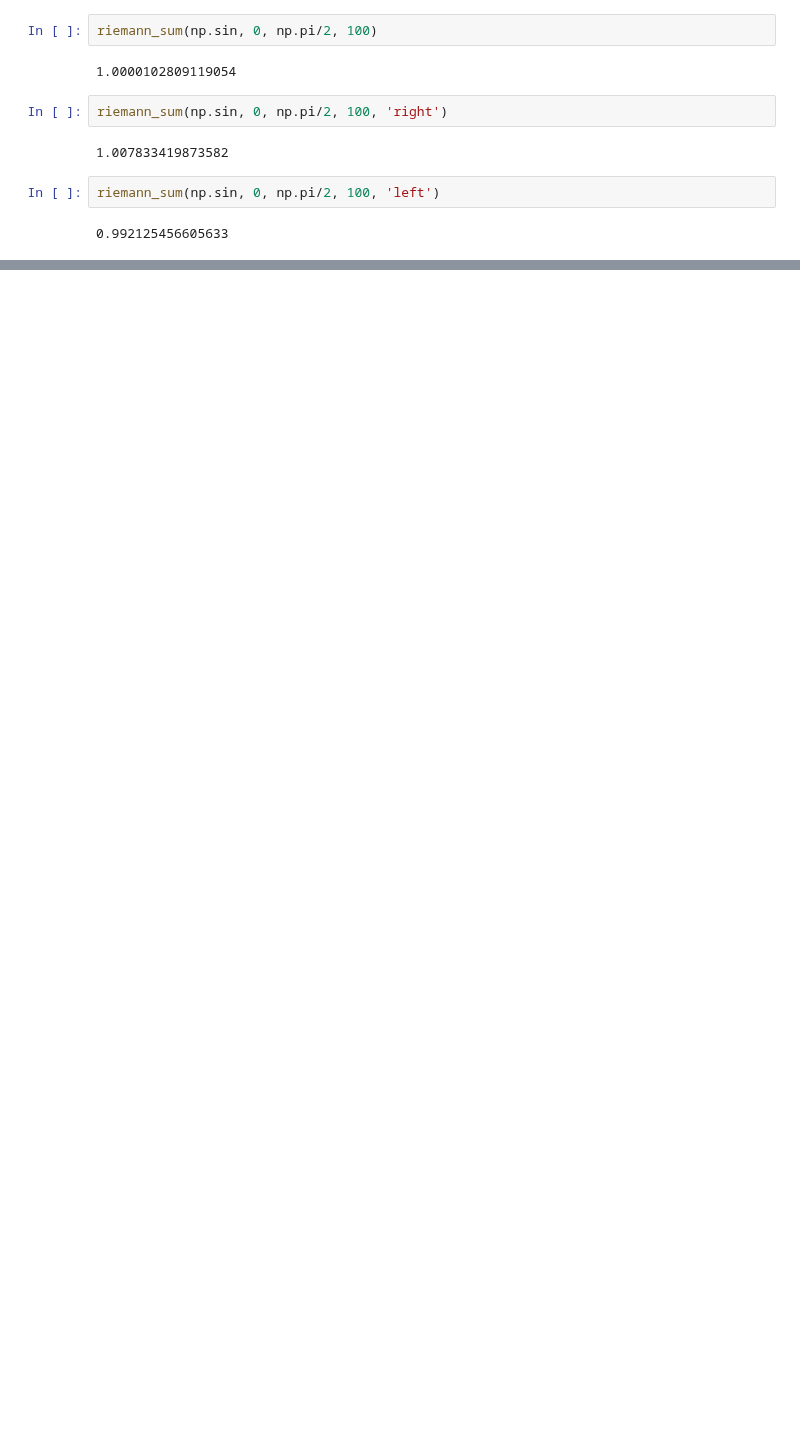
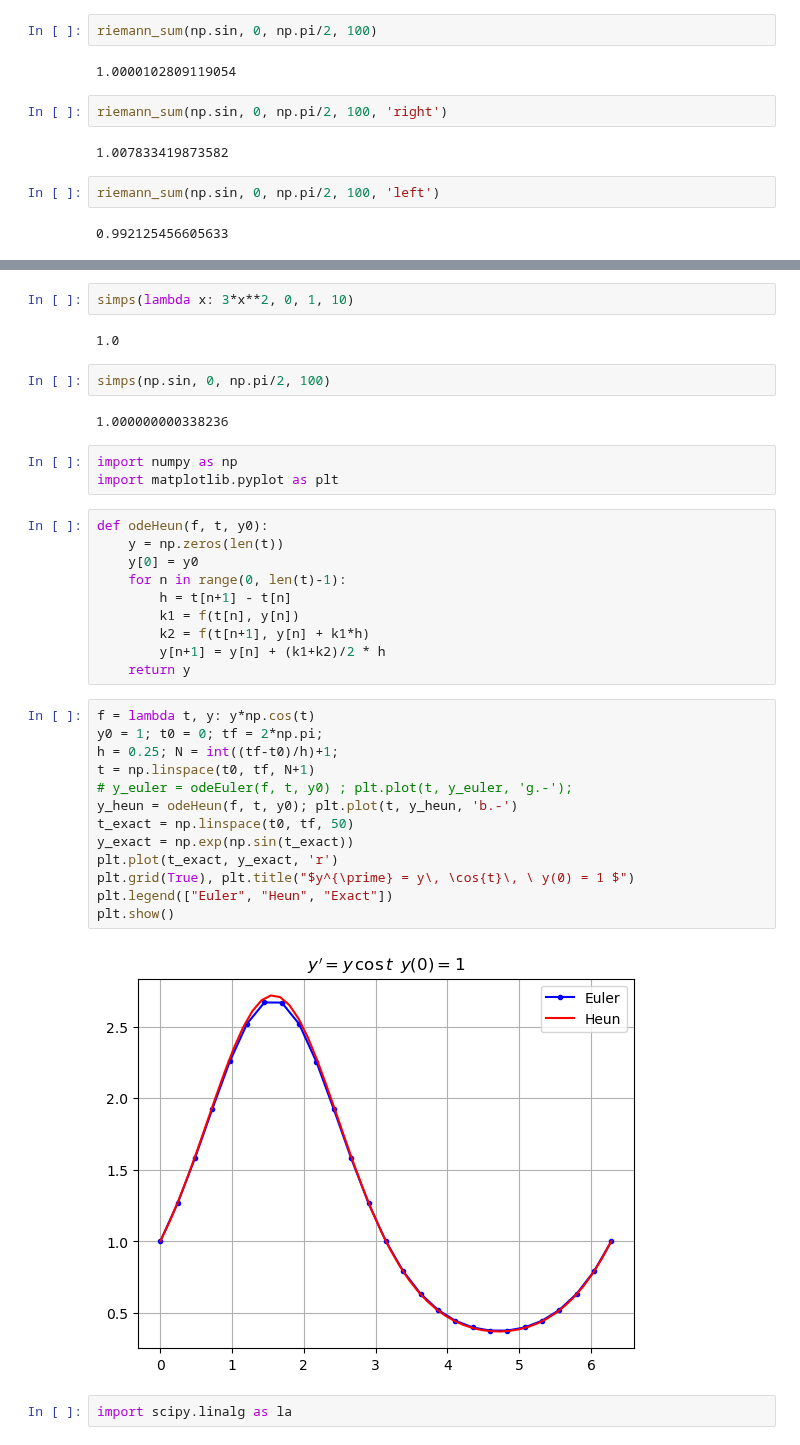
Before and after one commit to byeolla/science_dnn, a Jupyter notebook: practice.ipynb, the cells around one changed output, grey strips where cells are left out. Saved outputs shown, nothing was run; the diff lists cells and outputs as text; blank space fills up the shorter version.

```diff
--- a/practice.ipynb
+++ b/practice.ipynb
@@ -348,0 +372,38 @@ riemann_sum(np.sin, 0, np.pi/2, 100, 'left')
+# %%
+simps(lambda x: 3*x**2, 0, 1, 10)
+# %% [output]
+1.0
+# %%
+simps(np.sin, 0, np.pi/2, 100)
+# %% [output]
+1.000000000338236
+# %%
+import numpy as np
+import matplotlib.pyplot as plt
+# %%
+def odeHeun(f, t, y0):
+    y = np.zeros(len(t))
+    y[0] = y0
+    for n in range(0, len(t)-1):
+        h = t[n+1] - t[n]
+        k1 = f(t[n], y[n])
+        k2 = f(t[n+1], y[n] + k1*h)
+        y[n+1] = y[n] + (k1+k2)/2 * h
+    return y
+# %%
+f = lambda t, y: y*np.cos(t)
+y0 = 1; t0 = 0; tf = 2*np.pi;
+h = 0.25; N = int((tf-t0)/h)+1;
+t = np.linspace(t0, tf, N+1)
+# y_euler = odeEuler(f, t, y0) ; plt.plot(t, y_euler, 'g.-');
+y_heun = odeHeun(f, t, y0); plt.plot(t, y_heun, 'b.-')
+t_exact = np.linspace(t0, tf, 50)
+y_exact = np.exp(np.sin(t_exact))
+plt.plot(t_exact, y_exact, 'r')
+plt.grid(True), plt.title("$y^{\prime} = y\, \cos{t}\, \ y(0) = 1 $")
+plt.legend(["Euler", "Heun", "Exact"])
+plt.show()
+# %% [output]
+[figure, added]
+# %%
+import scipy.linalg as la
```
Also changed, not shown: parts of 11 cells of this notebook, 9 other files.
